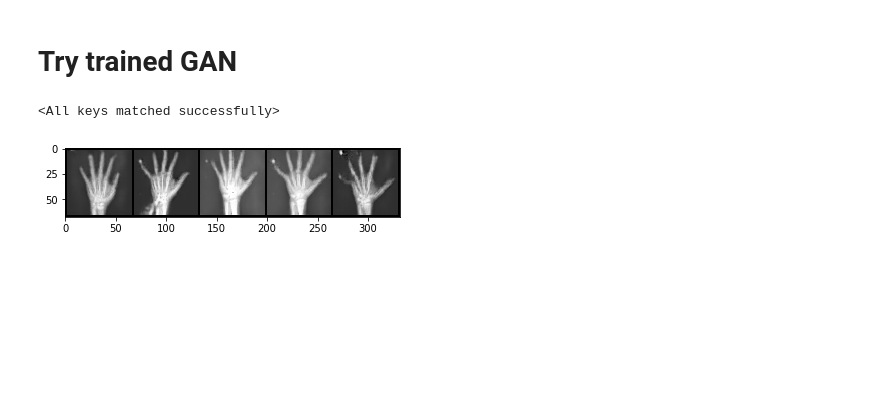
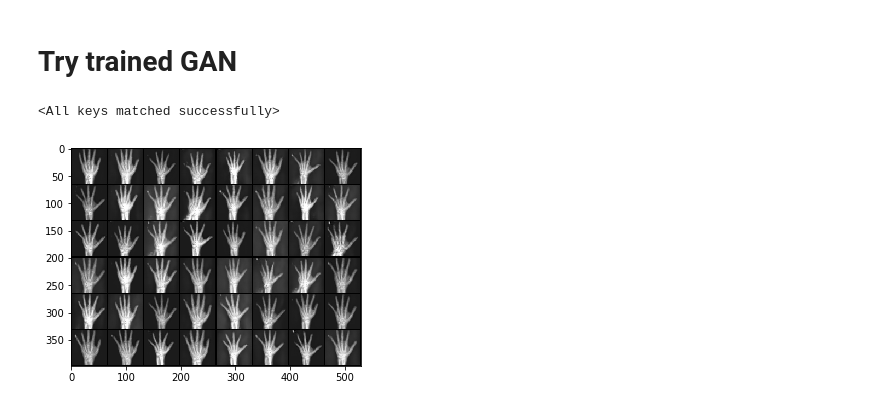
Before and after one commit to SeunghyeChae/tmdhey, a Jupyter notebook: GAN_xray.ipynb, the cells around one changed output. Drawn from its saved outputs; the diff is of its cells as text; code cells hidden in the pictures; blank space fills up the shorter version.

```diff
--- a/GAN_xray.ipynb
+++ b/GAN_xray.ipynb
@@ -377,11 +377,11 @@ G.load_state_dict(torch.load('/content/drive/MyDrive/cakd_colab/python_practice/
 # %% [output]
 <All keys matched successfully>
 # %%
-noise = torch.randn(5, 100, 1, 1)
+noise = torch.randn(48, 100, 1, 1)
 
 images = G(noise).detach()
 images.shape
 
 show_images(images)
 # %% [output]
-[figure, old version]
+[figure, new version]
```
